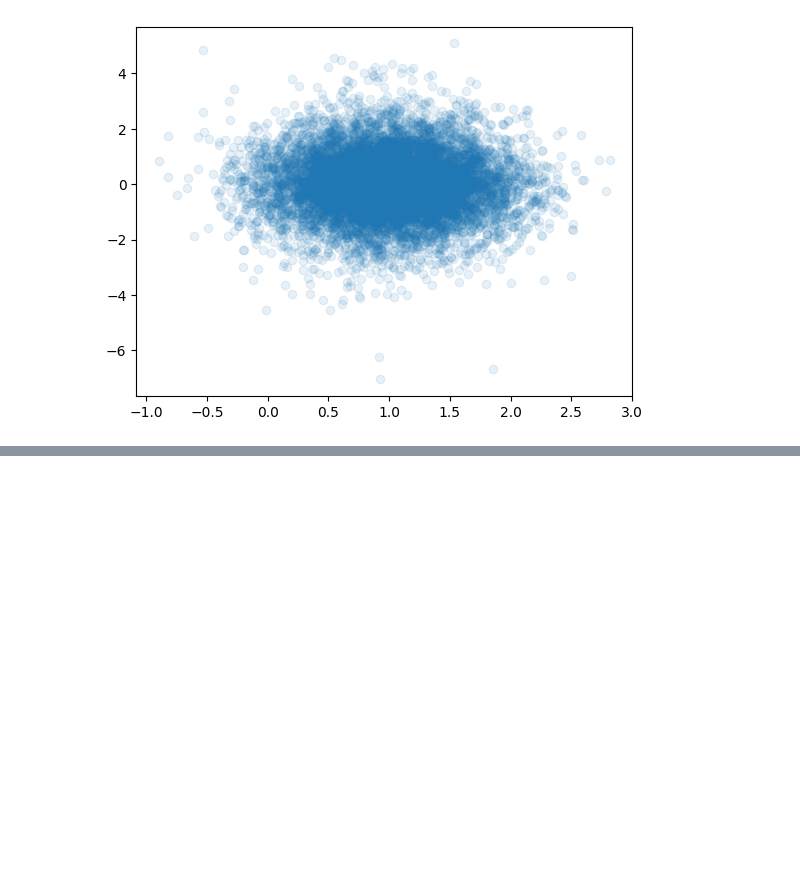
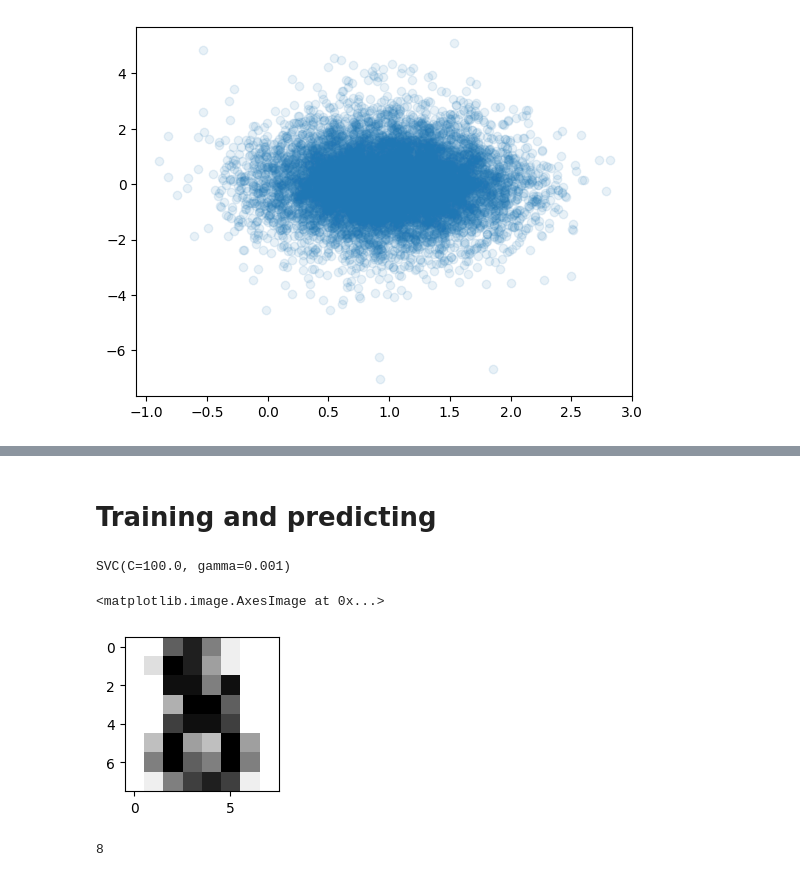
Before and after one commit to shahxeebhassan/Python, a Jupyter notebook: ML_Recluze/00Intro.ipynb, the cells around one changed output, grey strips where cells are left out. Drawn from its saved outputs; the diff is of its cells as text; code cells hidden in the pictures; blank space fills up the shorter version.

```diff
--- a/ML_Recluze/00Intro.ipynb
+++ b/ML_Recluze/00Intro.ipynb
@@ -118,0 +108,3 @@ Note: you may need to restart the kernel to use updated packages.
+# %%
+digits = datasets.load_digits()
+digits.data
@@ -118,0 +134,2 @@ Note: you may need to restart the kernel to use updated packages.
+# %% [markdown]
+# Training and predicting
@@ -118,0 +139,14 @@ Note: you may need to restart the kernel to use updated packages.
+# %%
+clf.fit(digits.data[:-1], digits.target[:-1])
+# %% [output]
+SVC(C=100.0, gamma=0.001)
+# %%
+plt.figure(figsize=(2,2))
+plt.imshow(digits.images[-1], cmap=plt.cm.gray_r, interpolation='nearest')
+# %% [output]
+<matplotlib.image.AxesImage at 0x...>
+[figure, added]
+# %%
+print(digits.target[-1])
+# %% [output]
+8
```
Also changed, not shown: parts of 6 cells of this notebook, 2 other files.
